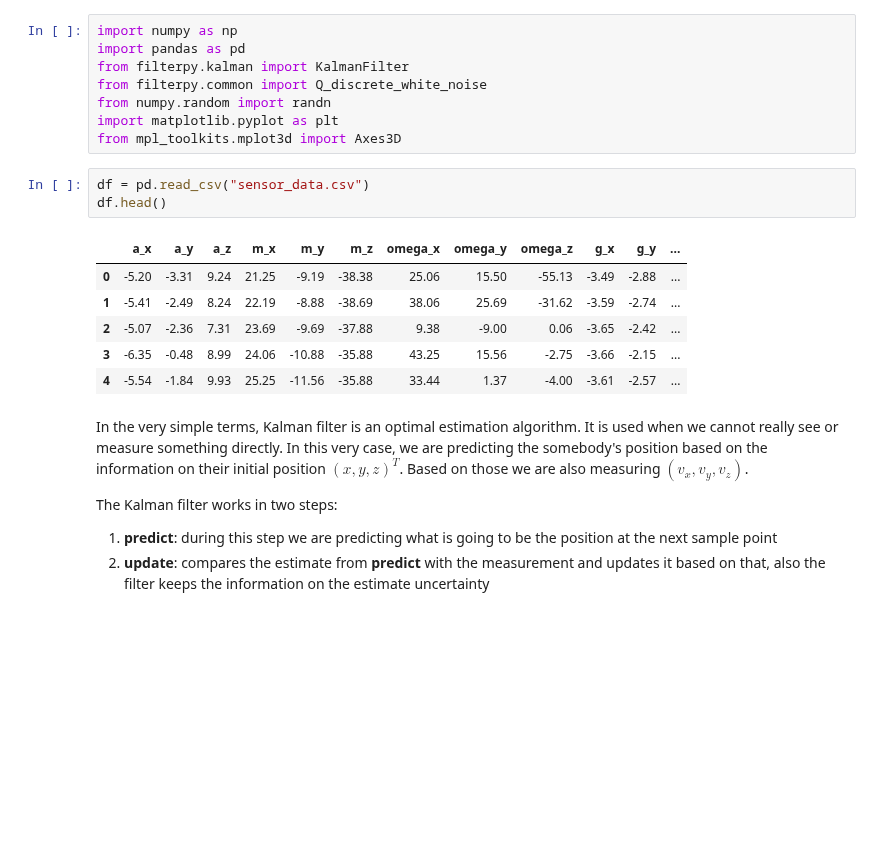
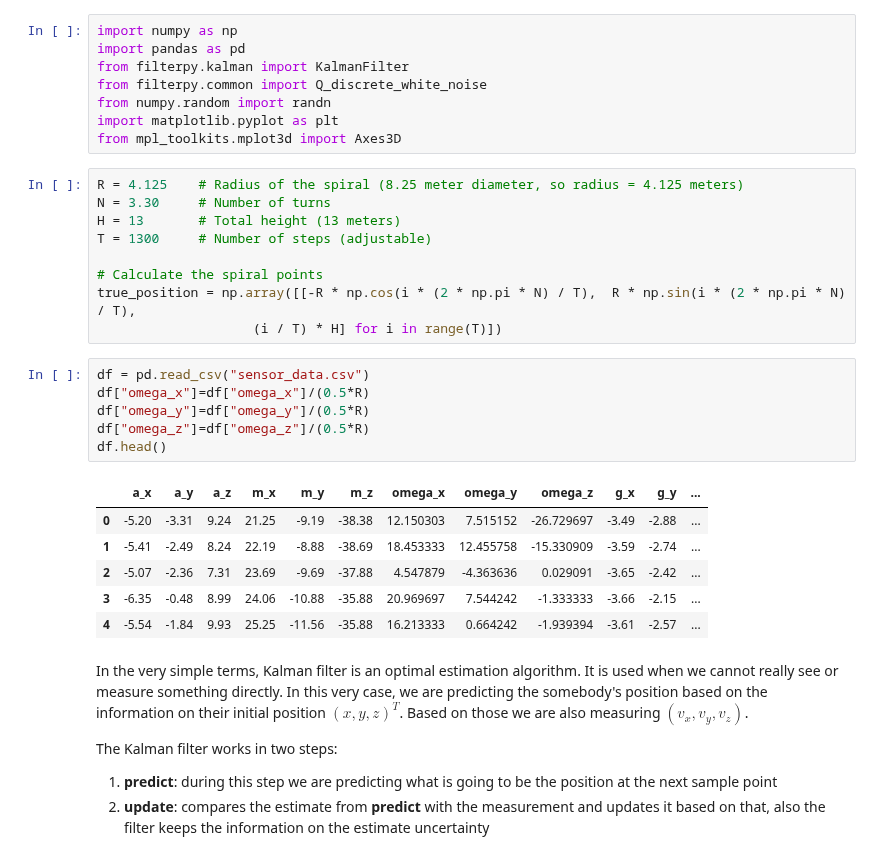
Before and after one commit to kjetteren/RaD_team1_HELIXON, a Jupyter notebook: kalman/KalmanFilterImplementation.ipynb, the cells around one changed output. Cells and saved outputs as stored; diff of their text form; blank space fills up the shorter version.

```diff
--- a/kalman/KalmanFilterImplementation.ipynb
+++ b/kalman/KalmanFilterImplementation.ipynb
@@ -6,16 +6,28 @@ from filterpy.common import Q_discrete_white_noise
 from numpy.random import randn
 import matplotlib.pyplot as plt
 from mpl_toolkits.mplot3d import Axes3D
+# %%
+R = 4.125    # Radius of the spiral (8.25 meter diameter, so radius = 4.125 meters)
+N = 3.30     # Number of turns
+H = 13       # Total height (13 meters)
+T = 1300     # Number of steps (adjustable)
+
+# Calculate the spiral points
+true_position = np.array([[-R * np.cos(i * (2 * np.pi * N) / T),  R * np.sin(i * (2 * np.pi * N) / T),
+                    (i / T) * H] for i in range(T)])
 # %%
 df = pd.read_csv("sensor_data.csv")
+df["omega_x"]=df["omega_x"]/(0.5*R)
+df["omega_y"]=df["omega_y"]/(0.5*R)
+df["omega_z"]=df["omega_z"]/(0.5*R)
 df.head()
 # %% [output]
 |  | a_x | a_y | a_z | m_x | m_y | m_z | omega_x | omega_y | omega_z | g_x | g_y | ... |
-| 0 | -5.20 | -3.31 | 9.24 | 21.25 | -9.19 | -38.38 | 25.06 | 15.50 | -55.13 | -3.49 | -2.88 | ... |
-| 1 | -5.41 | -2.49 | 8.24 | 22.19 | -8.88 | -38.69 | 38.06 | 25.69 | -31.62 | -3.59 | -2.74 | ... |
-| 2 | -5.07 | -2.36 | 7.31 | 23.69 | -9.69 | -37.88 | 9.38 | -9.00 | 0.06 | -3.65 | -2.42 | ... |
-| 3 | -6.35 | -0.48 | 8.99 | 24.06 | -10.88 | -35.88 | 43.25 | 15.56 | -2.75 | -3.66 | -2.15 | ... |
-| 4 | -5.54 | -1.84 | 9.93 | 25.25 | -11.56 | -35.88 | 33.44 | 1.37 | -4.00 | -3.61 | -2.57 | ... |
+| 0 | -5.20 | -3.31 | 9.24 | 21.25 | -9.19 | -38.38 | 12.150303 | 7.515152 | -26.729697 | -3.49 | -2.88 | ... |
+| 1 | -5.41 | -2.49 | 8.24 | 22.19 | -8.88 | -38.69 | 18.453333 | 12.455758 | -15.330909 | -3.59 | -2.74 | ... |
+| 2 | -5.07 | -2.36 | 7.31 | 23.69 | -9.69 | -37.88 | 4.547879 | -4.363636 | 0.029091 | -3.65 | -2.42 | ... |
+| 3 | -6.35 | -0.48 | 8.99 | 24.06 | -10.88 | -35.88 | 20.969697 | 7.544242 | -1.333333 | -3.66 | -2.15 | ... |
+| 4 | -5.54 | -1.84 | 9.93 | 25.25 | -11.56 | -35.88 | 16.213333 | 0.664242 | -1.939394 | -3.61 | -2.57 | ... |
 # %% [markdown]
 In the very simple terms, Kalman filter is an optimal estimation algorithm. It is used when we cannot really see or measure something directly. In this very case, we are predicting the somebody's position based on the information on their initial position $(x,y,z)^T$. Based on those we are also measuring $(v_x,v_y,v_z)$.
 
```
Also changed, not shown: parts of 7 cells of this notebook, 1 other file.
